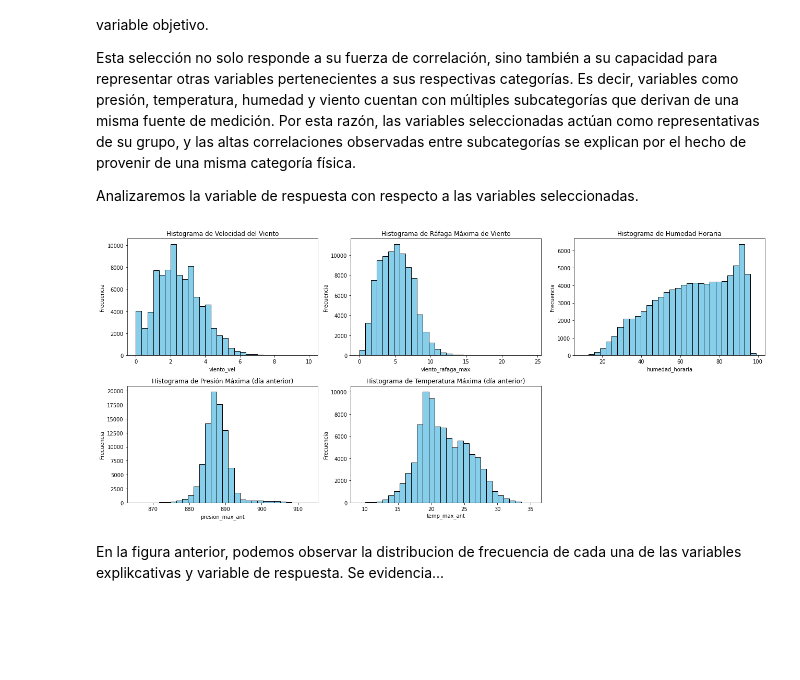
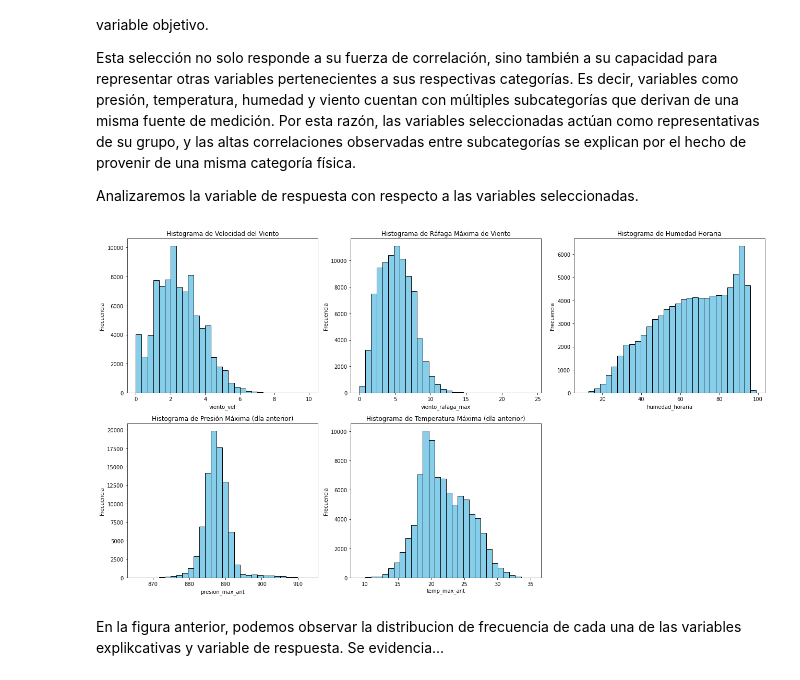
Before and after one commit to Iaibanez/Parcial1ML, a Jupyter notebook: _sources/Ejercicio1.ipynb, the cells around one changed output. Cells and saved outputs as stored; diff of their text form; code cells hidden in the pictures; blank space fills up the shorter version.

```diff
--- a/_sources/Ejercicio1.ipynb
+++ b/_sources/Ejercicio1.ipynb
@@ -195,34 +195,34 @@ Analizaremos la variable de respuesta con respecto a las variables seleccionadas
 # %%
 # Variables a graficar
 variables = ['viento_vel', 'viento_rafaga_max', 'humedad_horaria', 'presion_max_ant', 'temp_max_ant']
 titulos = [
     'Velocidad del Viento',
     'Ráfaga Máxima de Viento',
     'Humedad Horaria',
     'Presión Máxima (día anterior)',
     'Temperatura Máxima (día anterior)'
 ]
 
 # Crear figura con subplots (2 filas, 3 columnas)
-fig, axes = plt.subplots(2, 3, figsize=(18, 8))  # Tamaño ajustado
+fig, axes = plt.subplots(2, 3, figsize=(18, 10))  # Tamaño ajustado
 
 # Aplanamos los ejes para facilitar el indexado
 axes = axes.flatten()
 
 # Graficar cada variable
 for i, var in enumerate(variables):
     axes[i].hist(df[var], bins=30, color='skyblue', edgecolor='black')
     axes[i].set_title(f'Histograma de {titulos[i]}')
     axes[i].set_xlabel(var)
     axes[i].set_ylabel('Frecuencia')
 
 # Eliminar el subplot vacío (último en posición 6 si solo usamos 5)
 fig.delaxes(axes[-1])
 
 plt.tight_layout()
 plt.show()
 # %% [output]
-[figure, old version]
+[figure, new version]
 # %% [markdown]
 En la figura anterior, podemos observar la distribucion de frecuencia de cada una de las variables explikcativas y variable de respuesta. Se evidencia...
 # %% [markdown]
```
Also changed, not shown: 2 other files.
